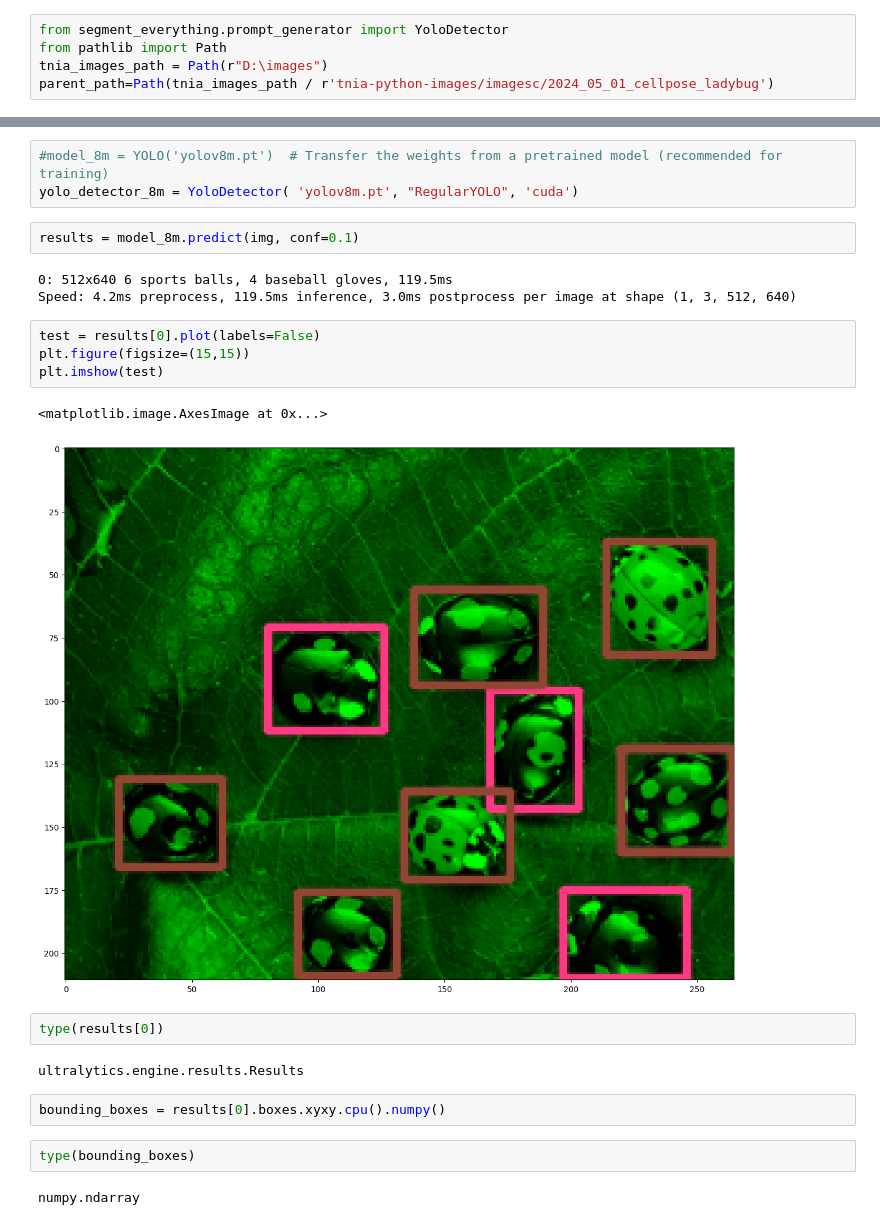
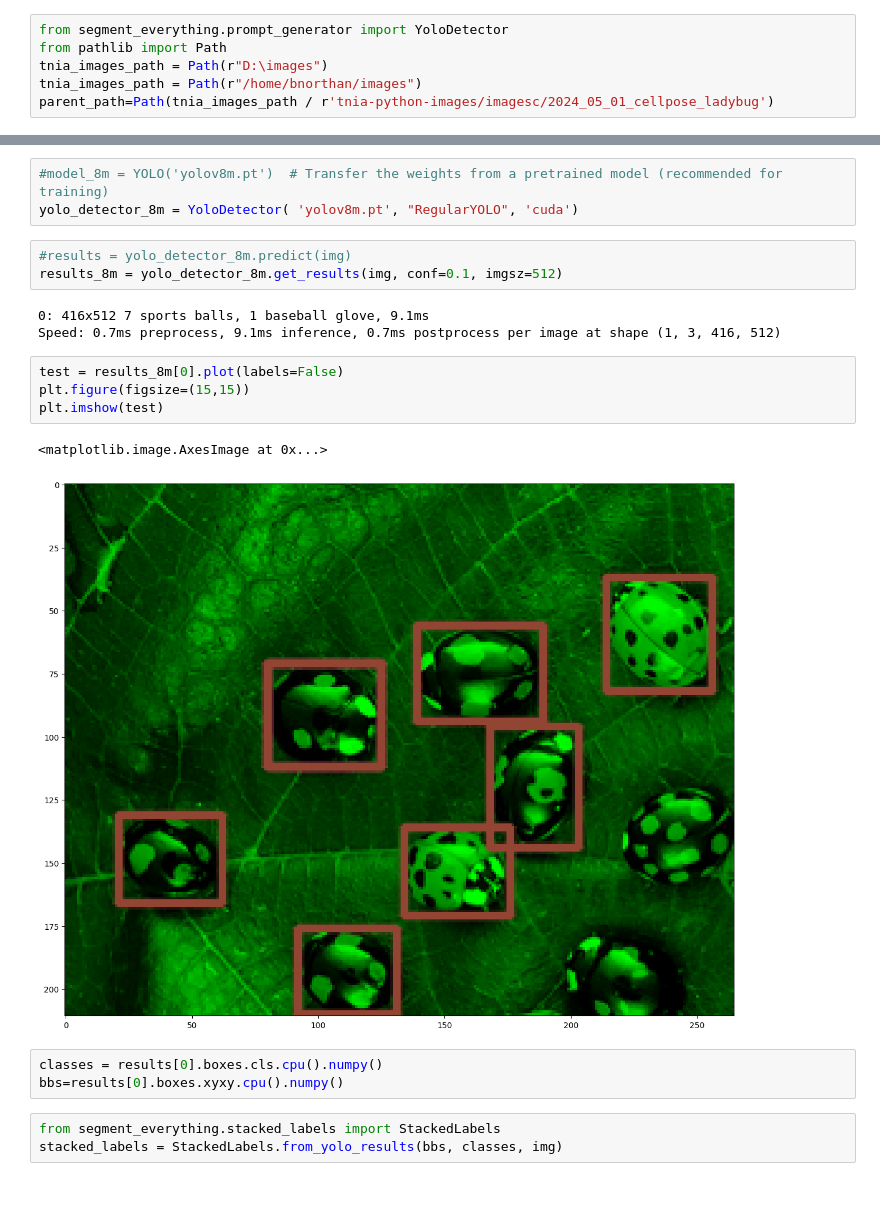
Before and after one commit to True-North-Intelligent-Algorithms/segment-everything, a Jupyter notebook: notebooks/ladybugs/predict_yolo.ipynb, the cells around one changed output, grey strips where cells are left out. Cells and saved outputs as stored; diff of their text form; blank space fills up the shorter version.

```diff
--- a/notebooks/ladybugs/predict_yolo.ipynb
+++ b/notebooks/ladybugs/predict_yolo.ipynb
@@ -2,5 +6,6 @@
 from segment_everything.prompt_generator import YoloDetector
 from pathlib import Path
 tnia_images_path = Path(r"D:\images")
+tnia_images_path = Path(r"/home/bnorthan/images")
 parent_path=Path(tnia_images_path / r'tnia-python-images/imagesc/2024_05_01_cellpose_ladybug')
 # %%
@@ -36,24 +42,21 @@ plt.imshow(test)
 #model_8m = YOLO('yolov8m.pt')  # Transfer the weights from a pretrained model (recommended for training)
 yolo_detector_8m = YoloDetector( 'yolov8m.pt', "RegularYOLO", 'cuda')
 # %%
-results = model_8m.predict(img, conf=0.1)
+#results = yolo_detector_8m.predict(img)
+results_8m = yolo_detector_8m.get_results(img, conf=0.1, imgsz=512)
 # %% [output]
-0: 512x640 6 sports balls, 4 baseball gloves, 119.5ms
-Speed: 4.2ms preprocess, 119.5ms inference, 3.0ms postprocess per image at shape (1, 3, 512, 640)
+0: 416x512 7 sports balls, 1 baseball glove, 9.1ms
+Speed: 0.7ms preprocess, 9.1ms inference, 0.7ms postprocess per image at shape (1, 3, 416, 512)
 # %%
-test = results[0].plot(labels=False)
+test = results_8m[0].plot(labels=False)
 plt.figure(figsize=(15,15))
 plt.imshow(test)
 # %% [output]
 <matplotlib.image.AxesImage at 0x...>
-[figure, old version]
+[figure, new version]
-# %%
-type(results[0])
-# %% [output]
-ultralytics.engine.results.Results
 # %%
-bounding_boxes = results[0].boxes.xyxy.cpu().numpy()
+classes = results[0].boxes.cls.cpu().numpy()
+bbs=results[0].boxes.xyxy.cpu().numpy()
-# %%
-type(bounding_boxes)
-# %% [output]
-numpy.ndarray
+# %%
+from segment_everything.stacked_labels import StackedLabels
+stacked_labels = StackedLabels.from_yolo_results(bbs, classes, img)
```
Also changed, not shown: parts of 6 cells of this notebook, 1 other file.
